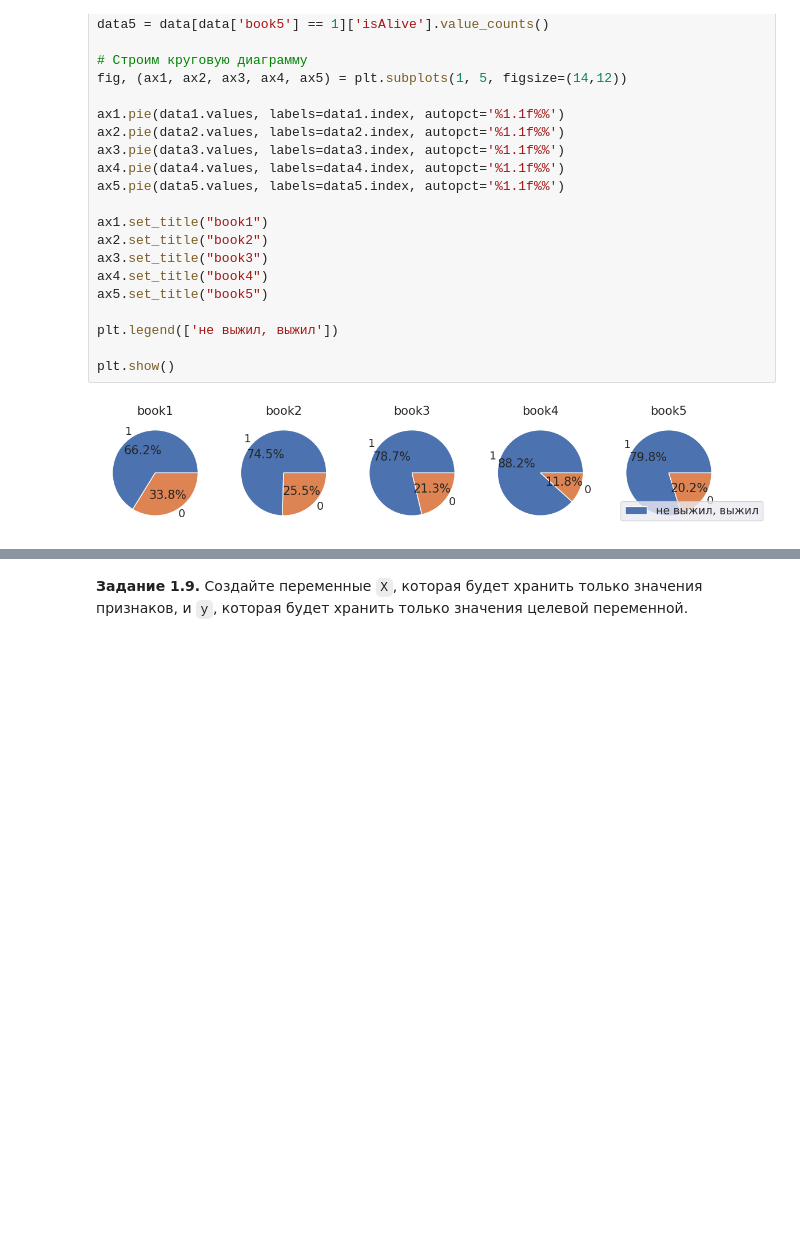
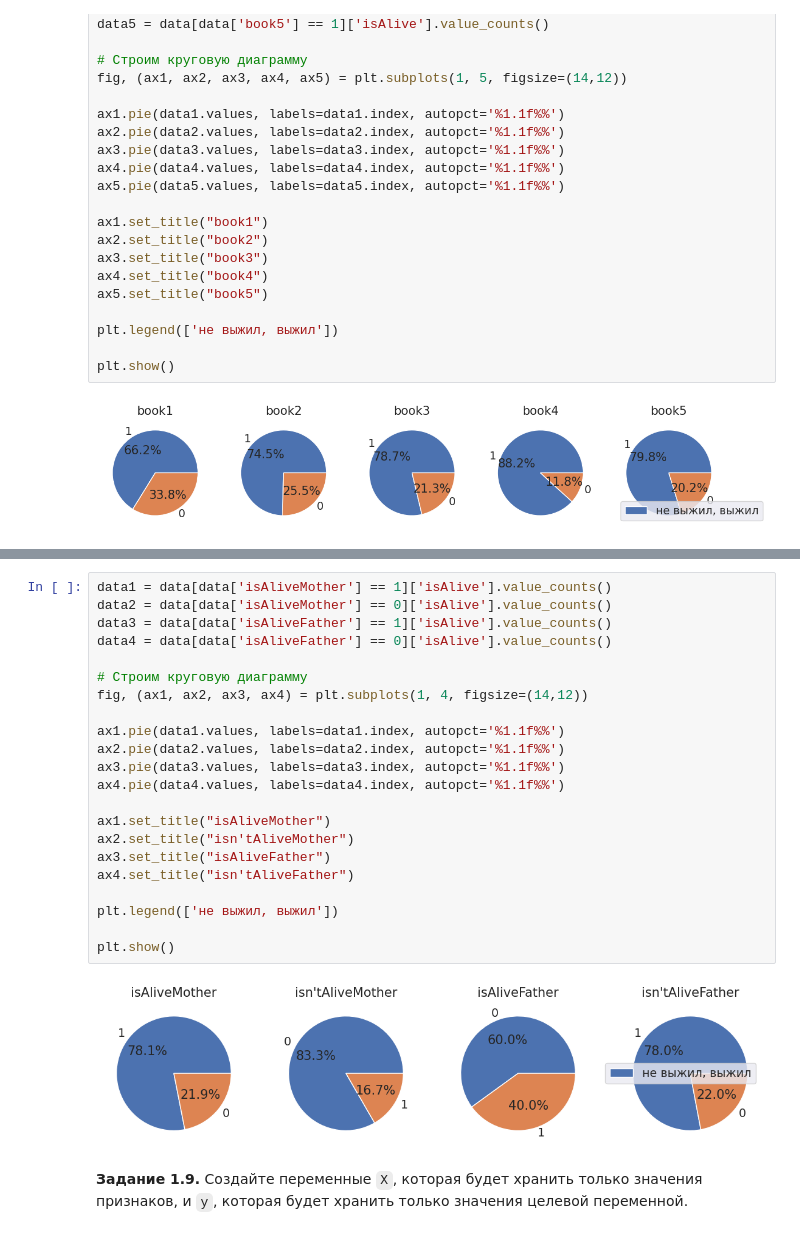
Before and after one commit to maksimvaig/-, a Jupyter notebook: week_01_ml_intro/Homework/hw_1_game_of_thrones.ipynb, the cells around one changed output, grey strips where cells are left out. Drawn from its saved outputs; the diff is of its cells as text; blank space fills up the shorter version.

```diff
--- a/week_01_ml_intro/Homework/hw_1_game_of_thrones.ipynb
+++ b/week_01_ml_intro/Homework/hw_1_game_of_thrones.ipynb
@@ -448,3 +466,27 @@ plt.show()
+# %%
+data1 = data[data['isAliveMother'] == 1]['isAlive'].value_counts()
+data2 = data[data['isAliveMother'] == 0]['isAlive'].value_counts()
+data3 = data[data['isAliveFather'] == 1]['isAlive'].value_counts()
+data4 = data[data['isAliveFather'] == 0]['isAlive'].value_counts()
+
+# Строим круговую диаграмму
+fig, (ax1, ax2, ax3, ax4) = plt.subplots(1, 4, figsize=(14,12))
+
+ax1.pie(data1.values, labels=data1.index, autopct='%1.1f%%')
+ax2.pie(data2.values, labels=data2.index, autopct='%1.1f%%')
+ax3.pie(data3.values, labels=data3.index, autopct='%1.1f%%')
+ax4.pie(data4.values, labels=data4.index, autopct='%1.1f%%')
+
+ax1.set_title("isAliveMother")
+ax2.set_title("isn'tAliveMother")
+ax3.set_title("isAliveFather")
+ax4.set_title("isn'tAliveFather")
+
+plt.legend(['не выжил, выжил'])
+
+plt.show()
+# %% [output]
+[figure, added]
 # %% [markdown]
 **Задание 1.9.** Создайте переменные `X`, которая будет хранить только значения признаков, и `y`, которая будет хранить только значения целевой переменной.
 # %%
```
Also changed, not shown: parts of 1 cell of this notebook.
